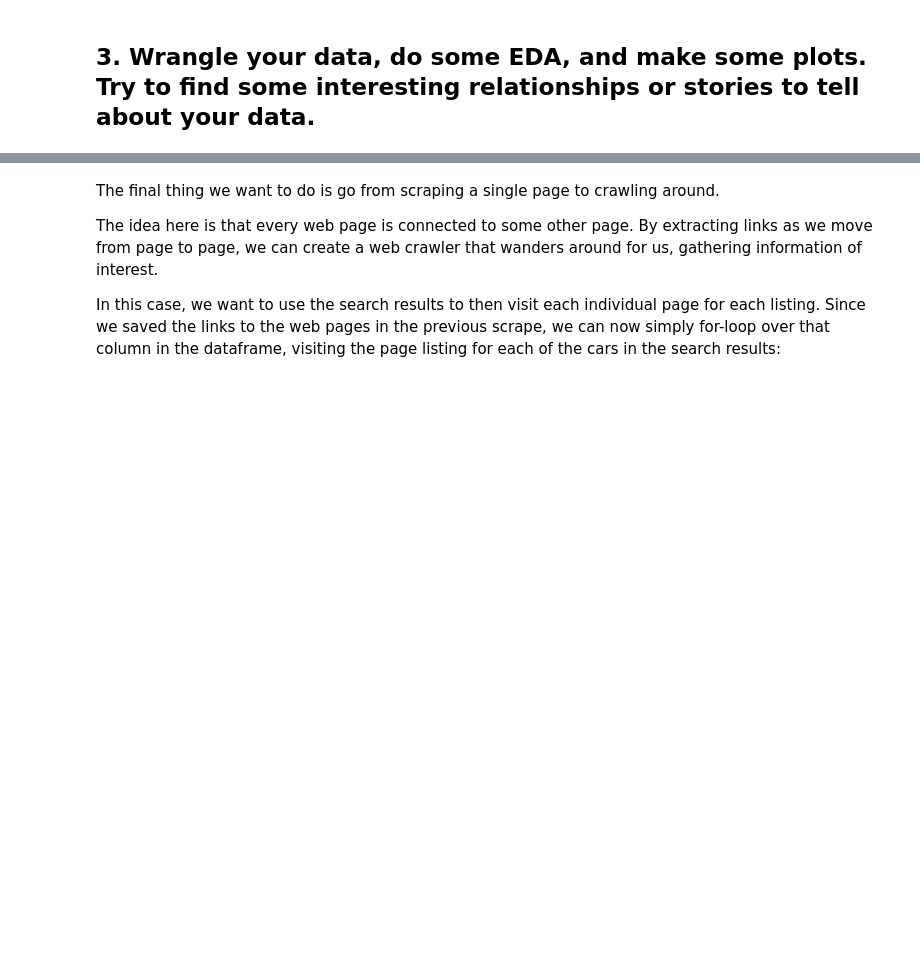
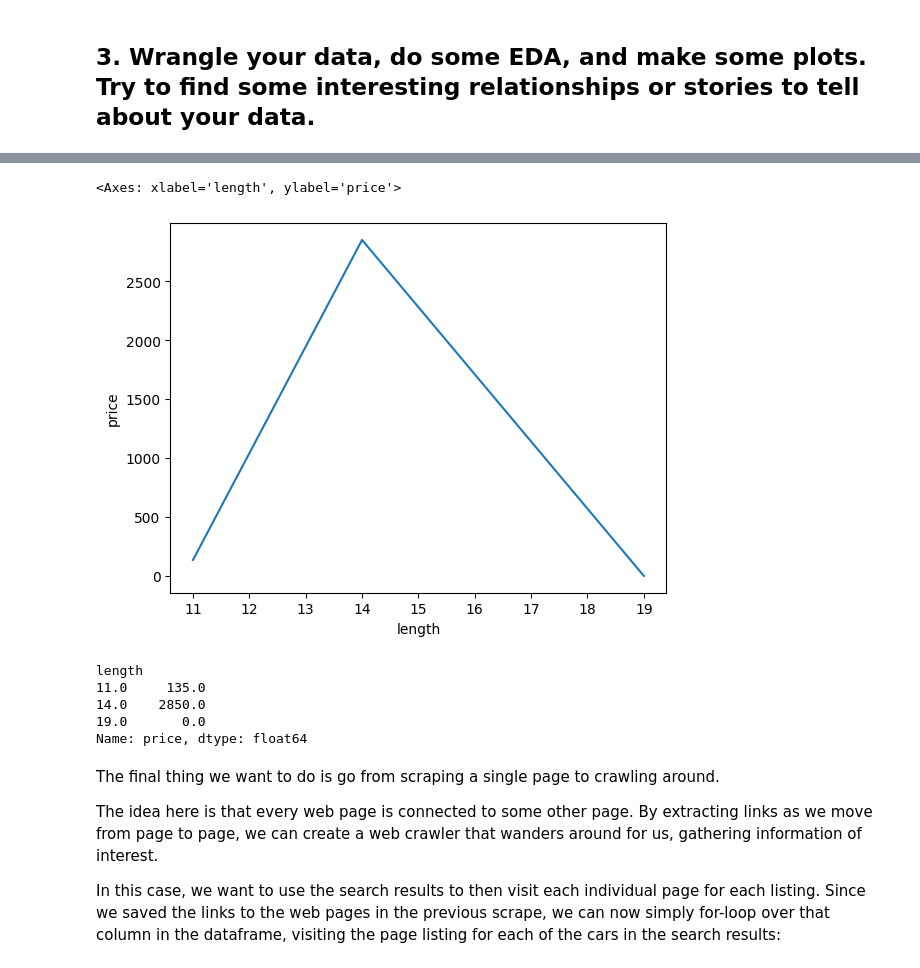
Before and after one commit to 22ai/ds3001-labs, a Jupyter notebook: 02_scraping/lab_notebook.ipynb, the cells around one changed output, grey strips where cells are left out. Saved outputs shown, nothing was run; the diff lists cells and outputs as text; code cells hidden in the pictures; blank space fills up the shorter version.

```diff
--- a/02_scraping/lab_notebook.ipynb
+++ b/02_scraping/lab_notebook.ipynb
@@ -217,3 +294,16 @@ Name: length, dtype: float64
+# %%
+sns.lineplot(df, x='length',y='price')
+# %% [output]
+<Axes: xlabel='length', ylabel='price'>
+[figure, added]
+# %%
+df['price'].groupby(df['length']).mean()
+# %% [output]
+length
+11.0     135.0
+14.0    2850.0
+19.0       0.0
+Name: price, dtype: float64
 # %% [markdown]
 The final thing we want to do is go from scraping a single page to crawling around.
 
```
Also changed, not shown: parts of 8 cells of this notebook, 1 other file.
